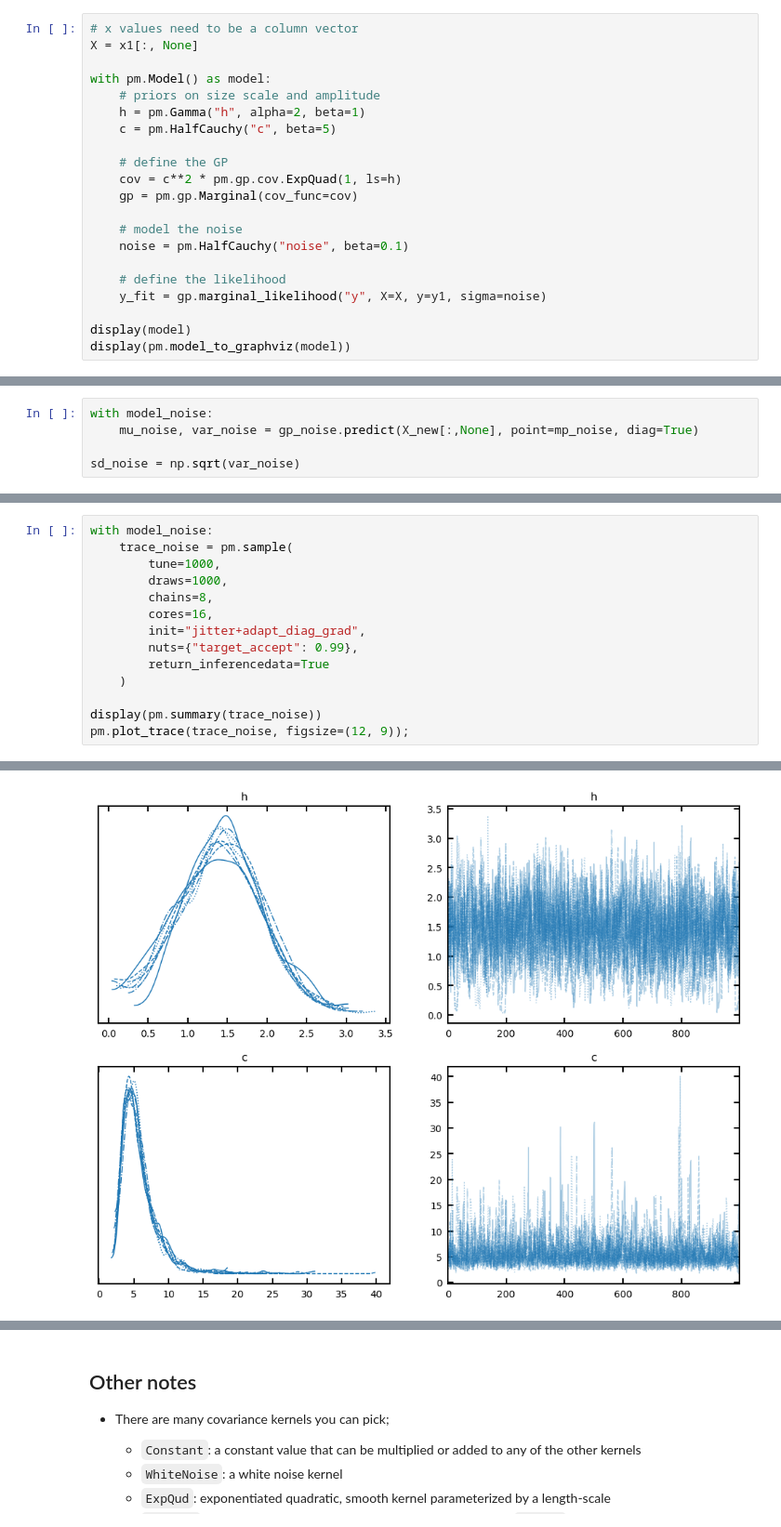
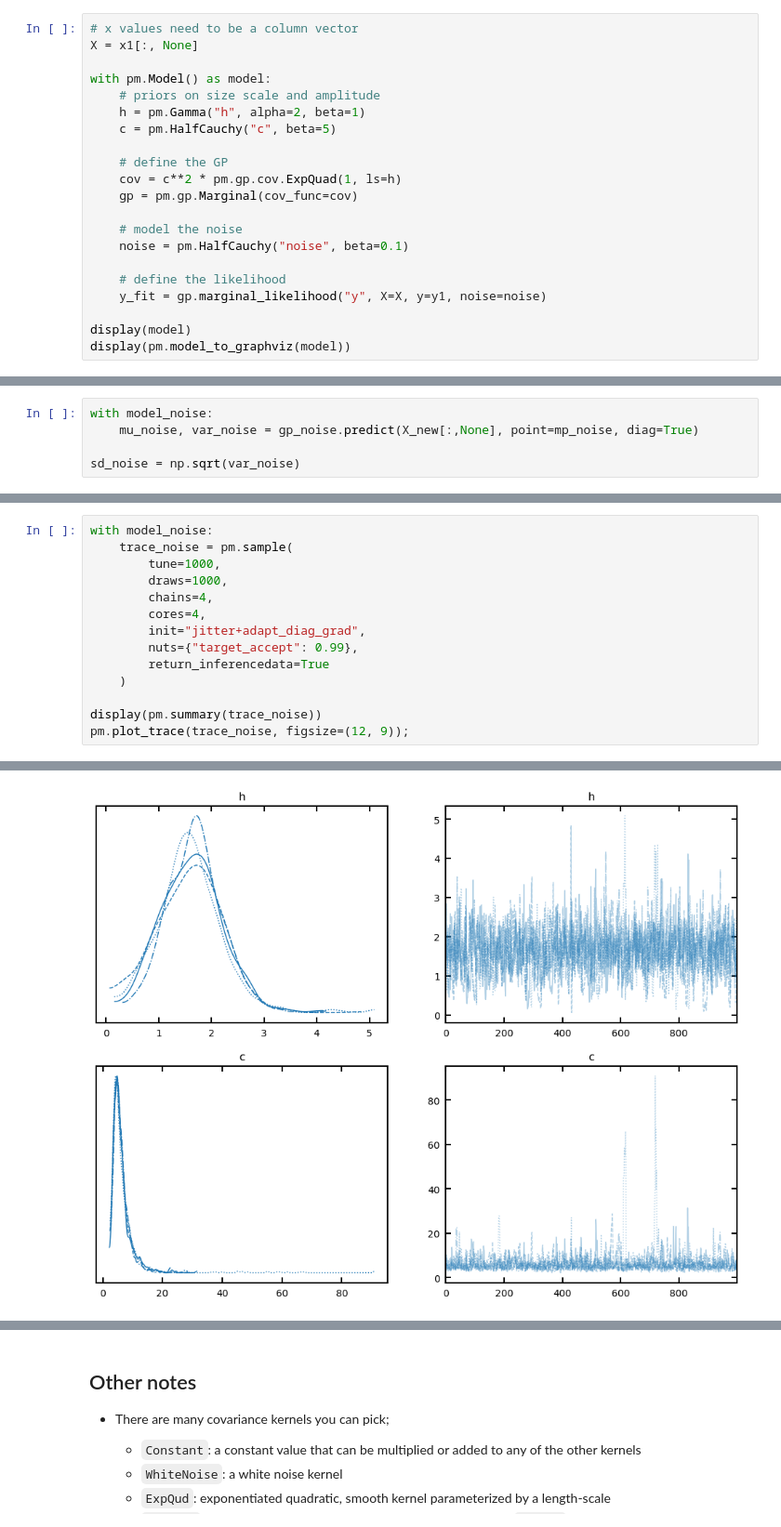
Before and after one commit to CKrawczyk/jupyter_data_languages, a Jupyter notebook: Gaussian_process_regression_pymc.ipynb, the cells around one changed output, grey strips where cells are left out. Shown at 93% size. Drawn from its saved outputs; the diff is of its cells as text.

```diff
--- a/Gaussian_process_regression_pymc.ipynb
+++ b/Gaussian_process_regression_pymc.ipynb
@@ -74,7 +74,7 @@ with pm.Model() as model:
     noise = pm.HalfCauchy("noise", beta=0.1)
 
     # define the likelihood
-    y_fit = gp.marginal_likelihood("y", X=X, y=y1, sigma=noise)
+    y_fit = gp.marginal_likelihood("y", X=X, y=y1, noise=noise)
 
 display(model)
 display(pm.model_to_graphviz(model))
@@ -332,8 +331,8 @@ with model_noise:
     trace_noise = pm.sample(
         tune=1000,
         draws=1000,
-        chains=8,
-        cores=16,
+        chains=4,
+        cores=4,
         init="jitter+adapt_diag_grad",
         nuts={"target_accept": 0.99},
         return_inferencedata=True
@@ -354,4 +353,4 @@ Sampling 8 chains for 1_000 tune and 1_000 draw iterations (8_000 + 8_000 draws
-[figure, old version]
+[figure, new version]
 # %%
 # keep 1 in 10 from the trace
 thin_trace_noise = trace_noise.sel(draw=slice(None, None, 10))
```
Also changed, not shown: parts of 9 cells of this notebook, 5 other files.
